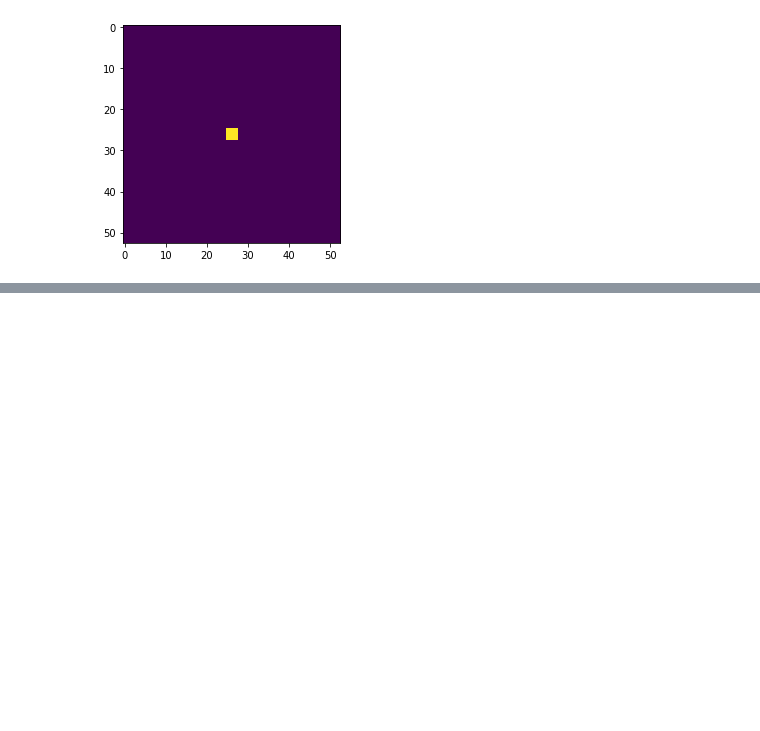
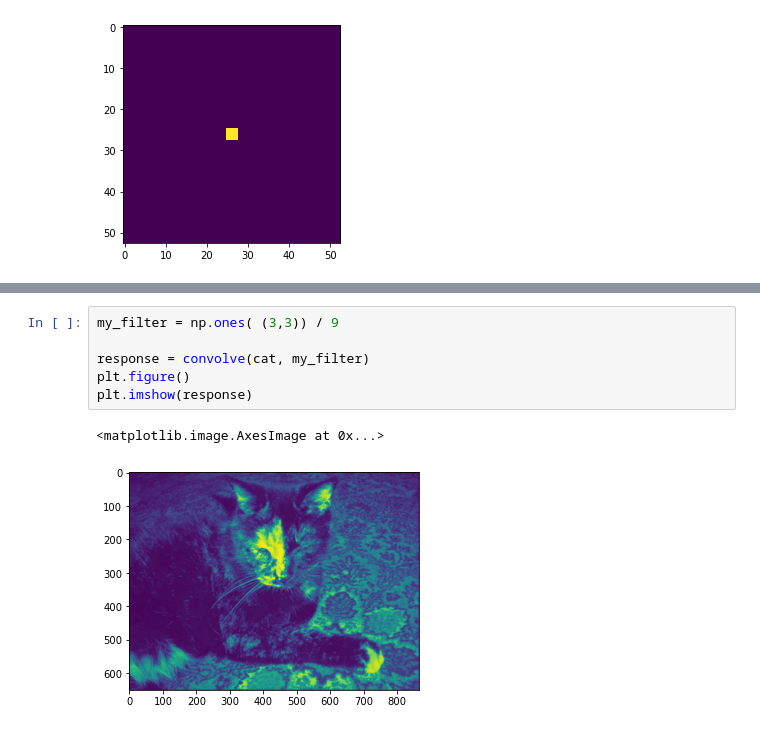
Before and after one commit to kvkp/biophysics, a Jupyter notebook: week-06/computer-lab-3.ipynb, the cells around one changed output, grey strips where cells are left out. Drawn from its saved outputs; the diff is of its cells as text; blank space fills up the shorter version.

```diff
--- a/week-06/computer-lab-3.ipynb
+++ b/week-06/computer-lab-3.ipynb
@@ -22,0 +30,9 @@ plt.imshow(response)
+# %%
+my_filter = np.ones( (3,3)) / 9
+
+response = convolve(cat, my_filter)
+plt.figure()
+plt.imshow(response)
+# %% [output]
+<matplotlib.image.AxesImage at 0x...>
+[figure, added]
```
Also changed, not shown: parts of 10 cells of this notebook, 1 other file.
